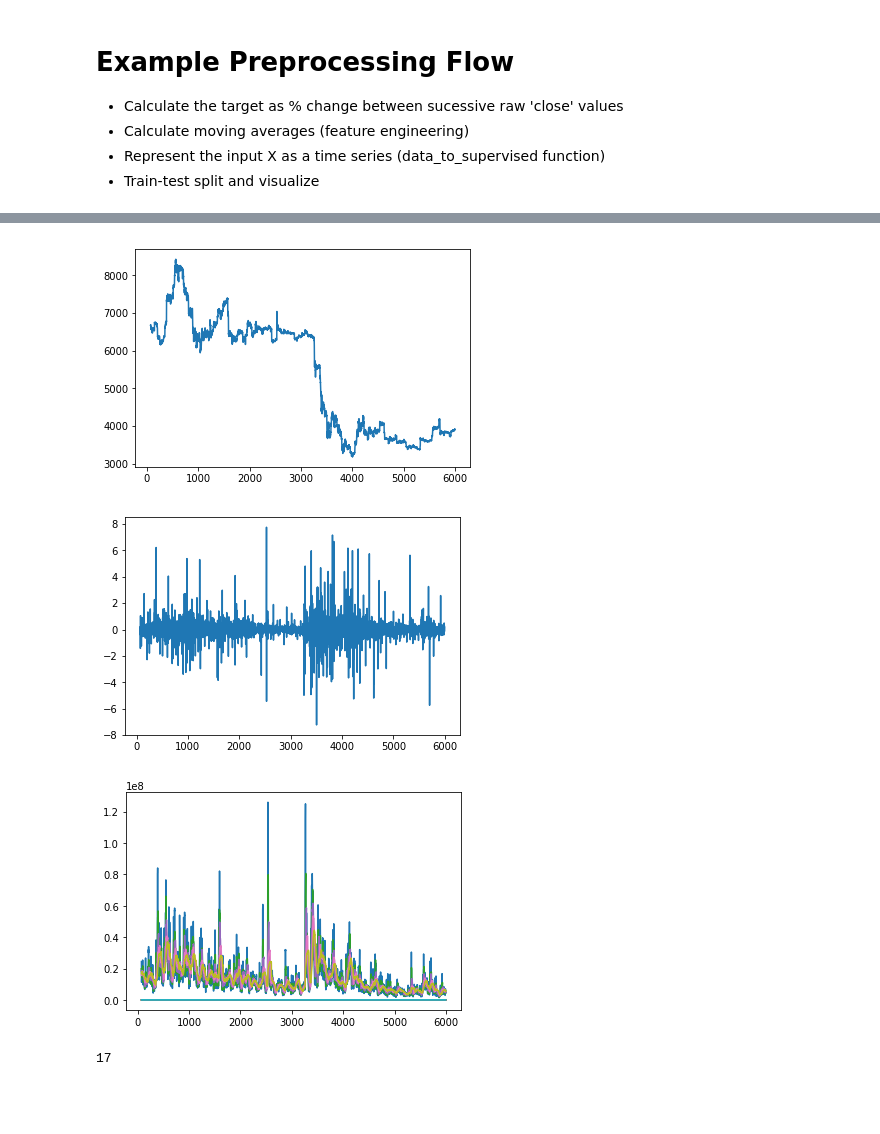
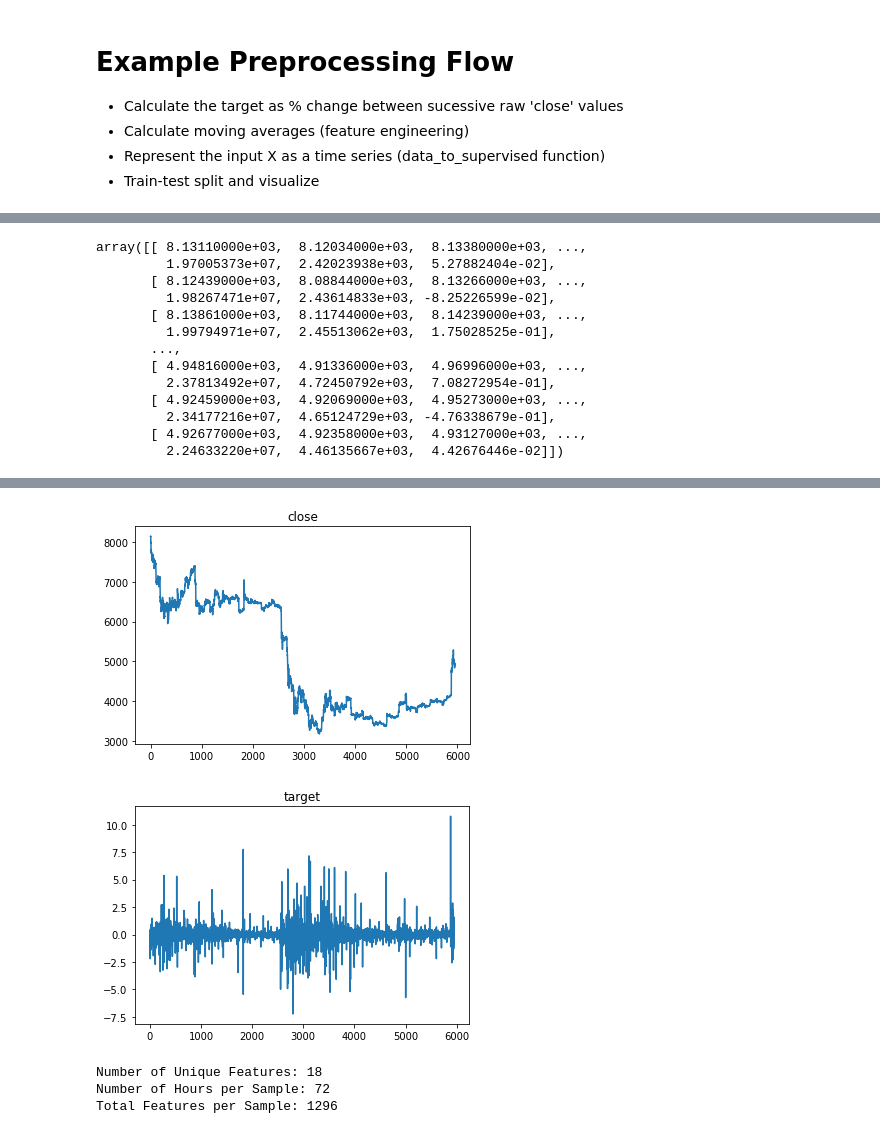
Before and after one commit to daniel-cortez-stevenson/crypto-predict, a Jupyter notebook: notebooks/preprocessing.ipynb, the cells around one changed output, grey strips where cells are left out. Cells and saved outputs as stored; diff of their text form; code cells hidden in the pictures; blank space fills up the shorter version.

```diff
--- a/notebooks/preprocessing.ipynb
+++ b/notebooks/preprocessing.ipynb
@@ -40,0 +39,26 @@ TEST_SIZE = 0.05
+# %%
+preprocessing_config = {
+    'passthrough': ['close', 'low', 'high'],
+    'moving_average': ['close', 'volumeto', 'volumefrom'],
+    'target': 'close',
+    'tx': 72,
+    'ty': 1,
+    'test_fraction': .05,
+    'truncate': (6000),
+    'truncate_keep_last': True,
+}
+pc = preprocessing_config
+# %%
+transforms = [
+    ('passthrough', PassthroughTransformer(), pc['passthrough']),
+    ('ma03', MovingAverageTransformer(3), pc['moving_average']),
+    ('ma06', MovingAverageTransformer(6), pc['moving_average']),
+    ('ma12', MovingAverageTransformer(12), pc['moving_average']),
+    ('ma24', MovingAverageTransformer(24), pc['moving_average']),
+    ('ma48', MovingAverageTransformer(48), pc['moving_average']),
+    ('make_target', PercentChangeTransformer(), [pc['target']]),
+]
+ct = ColumnTransformer(transforms, remainder='drop', n_jobs=-1)
+ct = ct.fit(data)
+features = ct.get_feature_names()
+features
@@ -41,12 +85,24 @@ TEST_SIZE = 0.05
+# %%
+arr = ct.transform(data)
+arr = arr[~np.isnan(arr).any(axis=1)]
+arr.view()
+# %% [output]
+array([[ 8.13110000e+03,  8.12034000e+03,  8.13380000e+03, ...,
+         1.97005373e+07,  2.42023938e+03,  5.27882404e-02],
+       [ 8.12439000e+03,  8.08844000e+03,  8.13266000e+03, ...,
+         1.98267471e+07,  2.43614833e+03, -8.25226599e-02],
+       [ 8.13861000e+03,  8.11744000e+03,  8.14239000e+03, ...,
+         1.99794971e+07,  2.45513062e+03,  1.75028525e-01],
+       ...,
+       [ 4.94816000e+03,  4.91336000e+03,  4.96996000e+03, ...,
+         2.37813492e+07,  4.72450792e+03,  7.08272954e-01],
+       [ 4.92459000e+03,  4.92069000e+03,  4.95273000e+03, ...,
+         2.34177216e+07,  4.65124729e+03, -4.76338679e-01],
+       [ 4.92677000e+03,  4.92358000e+03,  4.93127000e+03, ...,
+         2.24633220e+07,  4.46135667e+03,  4.42676446e-02]])
 # %%
-df = data \
-    .drop(['time', 'timestamp'], axis=1) \
-    .pipe(calc_target, TARGET)\
-    .pipe(calc_volume_ma, MOVING_AVERAGE_LAGS)\
-    .dropna(how='any', axis=0)
-
-plt.figure(); plt.plot(df.close)
-plt.figure(); plt.plot(df.target)
-plt.figure(); plt.plot(df.filter(regex='v(t|f)'))
-df.head()
+plt.figure(); plt.plot(arr[:, features.index('passthrough__close')]); plt.title('close')
+plt.figure(); plt.plot(arr[:, features.index('make_target__close')]); plt.title('target')
+# plt.figure(); plt.plot(df.filter(regex='v(t|f)')); plt.title('v(t|f)')
+plt.show()
 # %% [output]
@@ -59,9 +109,12 @@ df.head()
-[figure, old version]
+[figure, new version]
-[figure, old version]
+[figure, new version]
-[figure, removed]
-# %%
-N_FEATURES = len(df.columns)
-N_FEATURES
-# %% [output]
-17
+# %%
+num_features = arr.shape[1] - pc['ty']
+p('Number of Unique Features:', num_features)
+p('Number of Hours per Sample:', pc['tx'])
+p('Total Features per Sample:', pc['tx']*num_features)
+# %% [output]
+Number of Unique Features: 18
+Number of Hours per Sample: 72
+Total Features per Sample: 1296
 # %%
```
Also changed, not shown: parts of 8 cells of this notebook, 24 other files.
